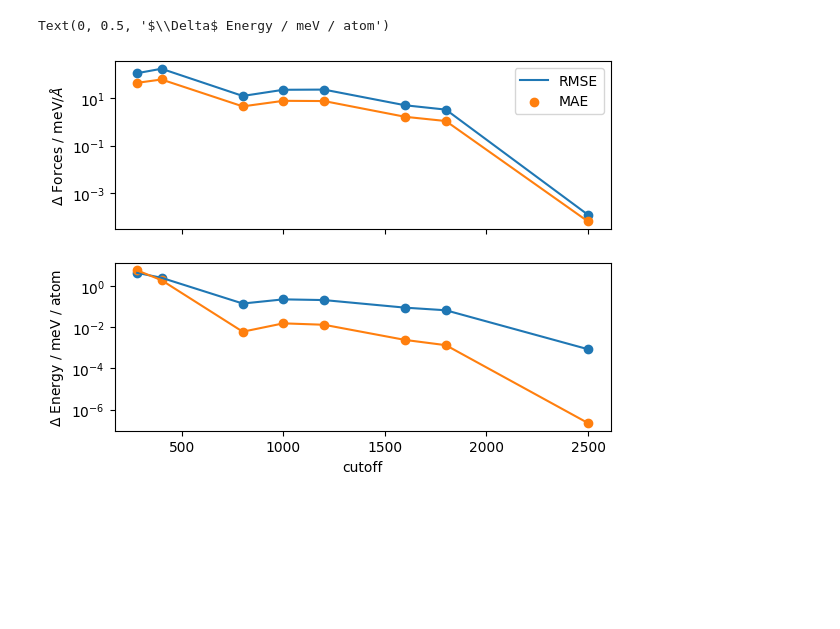
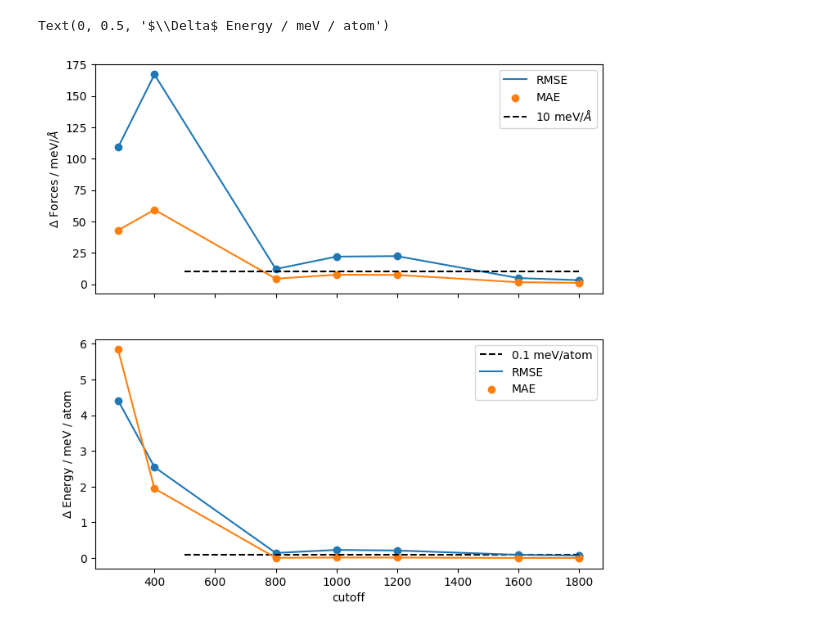
Before and after one commit to IPSProjects/BMIM-BF4, a Jupyter notebook: analyse.ipynb, the cells around one changed output. Cells and saved outputs as stored; diff of their text form; code cells hidden in the pictures; blank space fills up the shorter version.

```diff
--- a/analyse.ipynb
+++ b/analyse.ipynb
@@ -23,7 +23,7 @@ mses_energy = {}
 maes_energy = {}
 for node in nodes:
     cutoff = yaml.safe_load(node.state.fs.read_text("config/cp2k.yaml"))["force_eval"]["DFT"]["mgrid"]["cutoff"]
-    if cutoff == 2501:
+    if cutoff >= 2500:
         continue
 
     forces = np.reshape([x.get_forces() for x in node.atoms], -1)
@@ -45,24 +45,27 @@ maes_forces = dict(sorted(maes_forces.items()))
 mses_energy = dict(sorted(mses_energy.items()))
 maes_energy = dict(sorted(maes_energy.items()))
 # %%
-fig, ax = plt.subplots(2, sharex=True)
+fig, ax = plt.subplots(2, sharex=True, figsize=(8, 8))
 ax[0].plot(mses_forces.keys(), mses_forces.values(), label="RMSE")
 ax[0].scatter(mses_forces.keys(), mses_forces.values())
 
 ax[0].scatter(maes_forces.keys(), maes_forces.values(), label="MAE")
 ax[0].plot(maes_forces.keys(), maes_forces.values())
-ax[0].set_yscale("log")
+# ax[0].set_yscale("log")
 ax[0].set_ylabel(r"$\Delta$ Forces / meV$/\AA$")
+ax[0].hlines(10, 500, 1800, color="black", ls="--", label=r"10 meV$/\AA$")
 ax[0].legend()
 
 ax[1].set_xlabel("cutoff")
-ax[1].set_yscale("log")
+# ax[1].set_yscale("log")
+ax[1].hlines(0.1, 500, 1800, color="black", ls="--", label=r"0.1 meV/atom")
 ax[1].plot(mses_energy.keys(), mses_energy.values(), label="RMSE")
 ax[1].scatter(mses_energy.keys(), mses_energy.values())
 
 ax[1].scatter(maes_energy.keys(), maes_energy.values(), label="MAE")
 ax[1].plot(maes_energy.keys(), maes_energy.values())
+ax[1].legend()
 ax[1].set_ylabel(r"$\Delta$ Energy / meV / atom")
 # %% [output]
 Text(0, 0.5, '$\\Delta$ Energy / meV / atom')
-[figure, old version]
+[figure, new version]
```
Also changed, not shown: parts of 1 cell of this notebook, 3 other files.
